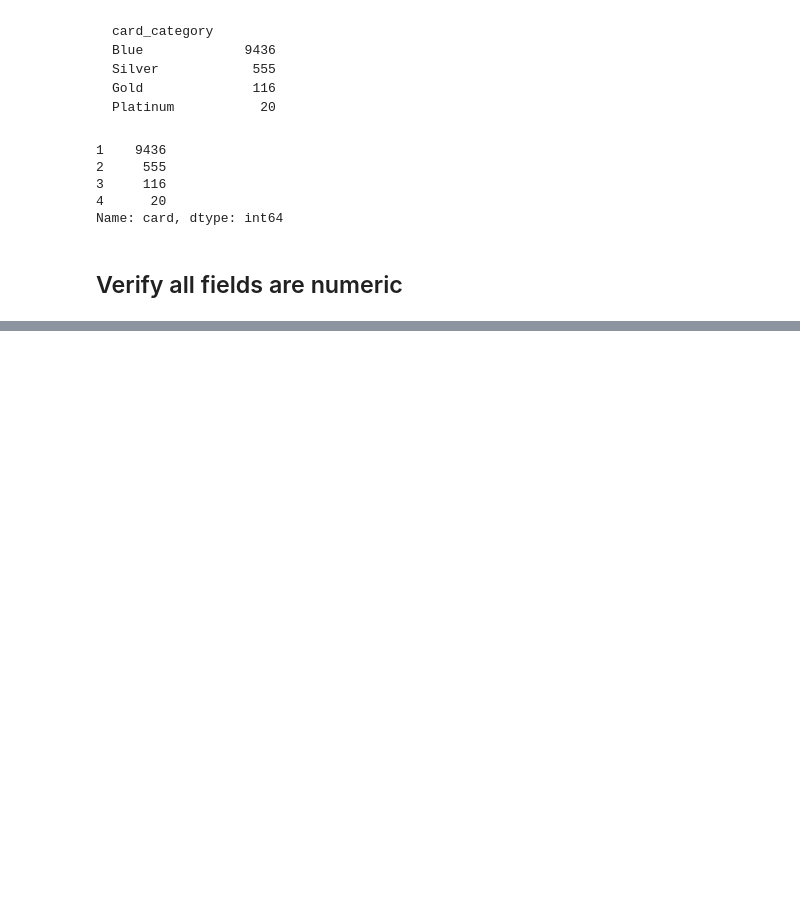
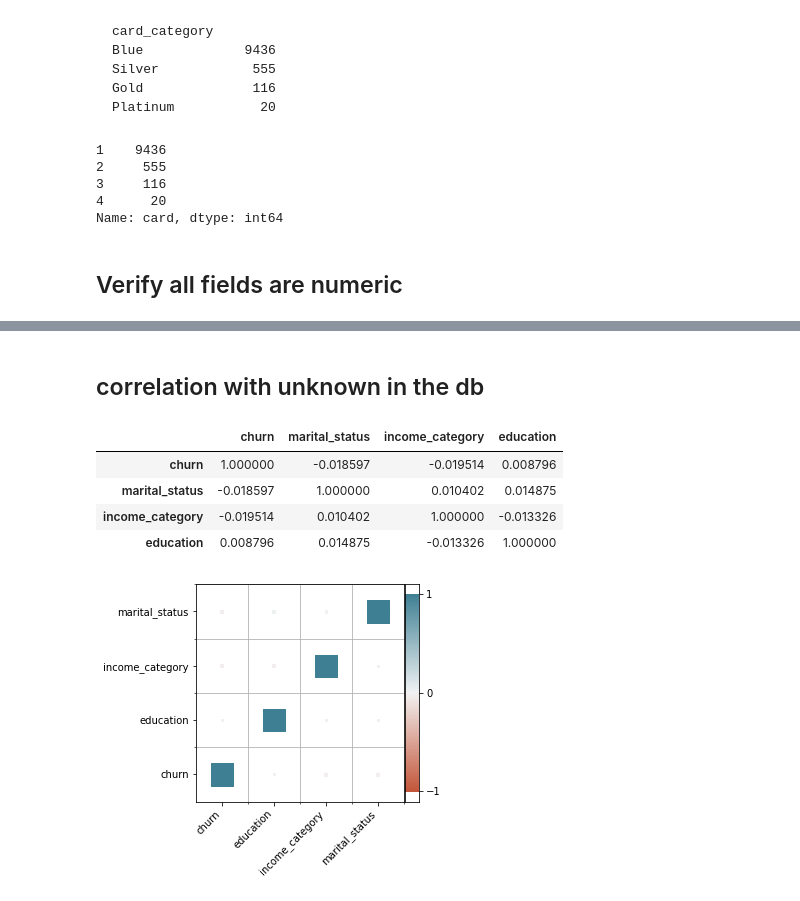
Before and after one commit to drbarak/Project2_EDA, a Jupyter notebook: Project2_EDA.ipynb, the cells around one changed output, grey strips where cells are left out. Saved outputs shown, nothing was run; the diff lists cells and outputs as text; code cells hidden in the pictures; blank space fills up the shorter version.

```diff
--- a/Project2_EDA.ipynb
+++ b/Project2_EDA.ipynb
@@ -324,0 +418,38 @@ sns.countplot('exists',hue='education',data=df)
+# %%
+def clear_corr(df, clear, display_table=True):
+  clear_opt = 0
+  clear_opts = ['diagonal', 'upperleft', 'lowerleft', 'upperleftdiagonal', 'lowerleftdiagonal',
+                'upperright', 'lowerright', 'upperrightdiagonal', 'lowerrightdiagonal',
+                'diagonalleft','diagonalright']
+  if clear and clear.lower() in clear_opts:
+    clear_opt = clear_opts.index(clear.lower()) + 1
+
+  #corr = df[df.columns].corr()  # n columns makes n * n correlations values
+  corr = df.corr()
+  if clear_opt:
+    corr = corr[sorted(df.columns, reverse=True)]
+    corr = corr.loc[sorted(df.columns, reverse=False)]
+    n = len(corr.columns)
+    diag = 0 if clear_opt in [1,4,3,8,9,10,11] else 1
+    for i in range(n):
+      if clear_opt in [1, 10]:    # diagonal, diagonalleft
+        corr.iloc[i, i + diag] = 0
+      elif clear_opt in [6,8]:  # upperright, upperrightdiagonal
+        corr.iloc[i, i + diag:n] = 0
+      elif clear_opt in [3,5]:  # lowerleft, lowerleftdiagonal
+        corr.iloc[i, 0:i + diag] = 0
+      elif clear_opt in [2,4]:  # upperleft, upperleftdiagonal
+        corr.iloc[i, 0: n - i - diag] = 0
+      elif clear_opt in [11]:  # diagonalright
+        corr.iloc[i, n - i - 1] = 0
+      elif clear_opt in [7,9]:  # lowerright, lowerrightdiagonal
+        corr.iloc[i, n - i + diag - 1: n] = 0
+  if display_table:
+    display(corr.head())
+  return corr
+# %%
+def display_corr(df, clear=None):
+  corr = clear_corr(df, clear)
+  corr = pd.melt(corr.reset_index(), id_vars='index') # Unpivot the dataframe, so we can get pair of arrays for x and y
+  corr.columns = ['x', 'y', 'value']
+  heatmap(x=corr['x'], y=corr['y'], size=corr['value'].abs(), color=corr.value)
@@ -324,0 +458,3 @@ sns.countplot('exists',hue='education',data=df)
+# %%
+df_partial = df[['churn', 'marital_status', 'income_category', 'education']]
+df_partial.head()
@@ -324,0 +469,11 @@ sns.countplot('exists',hue='education',data=df)
+# %% [markdown]
+## correlation with unknown in the db
+# %%
+display_corr(df_partial)
+# %% [output]
+|  | churn | marital_status | income_category | education |
+| churn | 1.000000 | -0.018597 | -0.019514 | 0.008796 |
+| marital_status | -0.018597 | 1.000000 | 0.010402 | 0.014875 |
+| income_category | -0.019514 | 0.010402 | 1.000000 | -0.013326 |
+| education | 0.008796 | 0.014875 | -0.013326 | 1.000000 |
+[figure, added]
```
Also changed, not shown: parts of 72 cells of this notebook.
